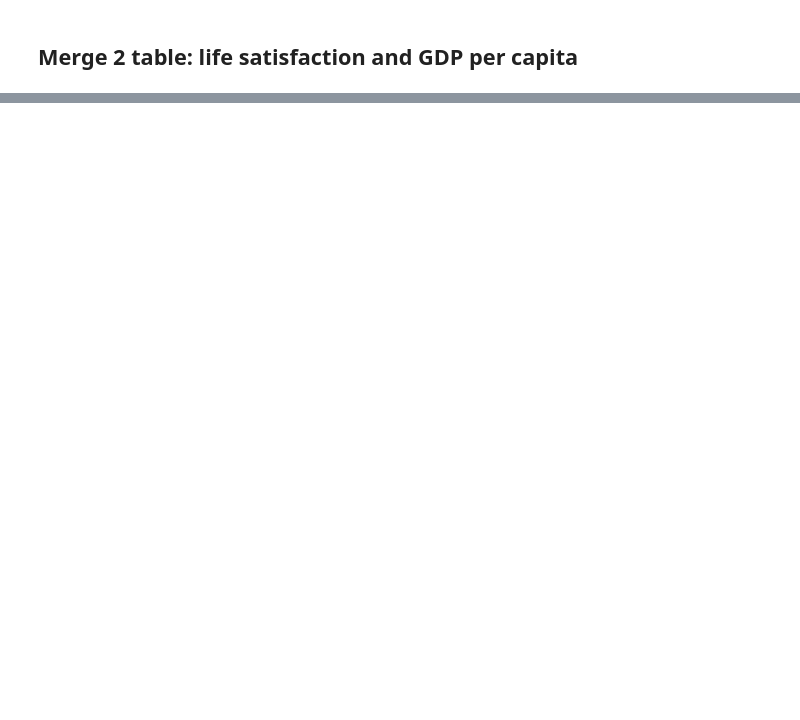
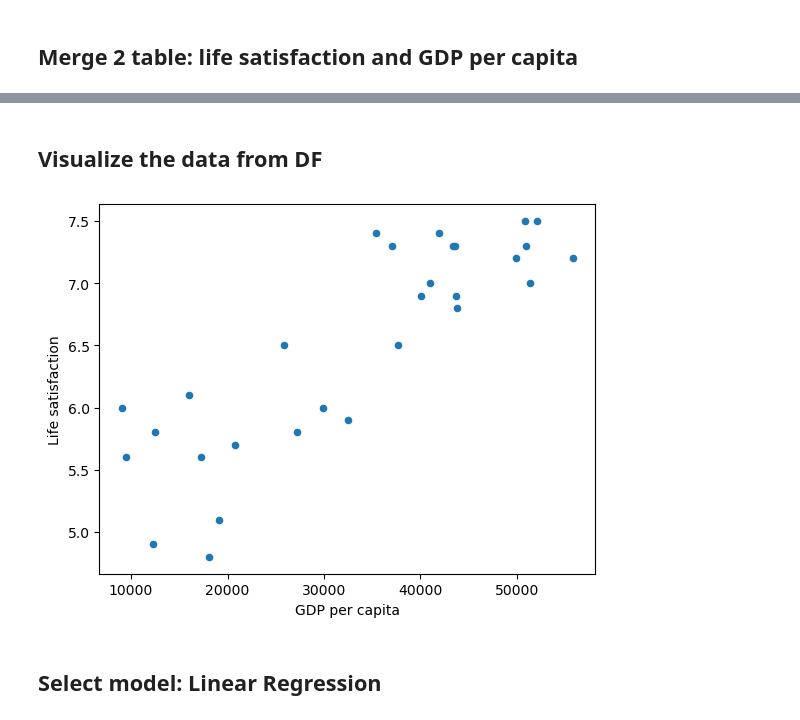
Before and after one commit to justramle/ML-Hand-On, a Jupyter notebook: gdpTraningMocel.ipynb, the cells around one changed output, grey strips where cells are left out. Saved outputs shown, nothing was run; the diff lists cells and outputs as text; code cells hidden in the pictures; blank space fills up the shorter version.

```diff
--- a/gdpTraningMocel.ipynb
+++ b/gdpTraningMocel.ipynb
@@ -113,0 +109,10 @@ KeyError: '[0, 1, 6, 8, 33, 34, 35] not found in axis'
+# %%
+
+# define row to remove
+remove_rows = [0,1,6,8,33,34,35]
+keep_rows = list(set(range(36)) - set(remove_rows))
+
+# filter the DF and keep only specific rows and cols
+full_country_matrix = full_country_matrix[["GDP per capita", "Life satisfaction"]].iloc[keep_rows]
+# full_country_matrix[["GDP per capita", "Life satisfaction"]]
+full_country_matrix
@@ -113,0 +138,10 @@ KeyError: '[0, 1, 6, 8, 33, 34, 35] not found in axis'
+# %% [markdown]
+## Visualize the data from DF
+# %%
+# plot data points from DF
+full_country_matrix.plot(kind='scatter', x='GDP per capita', y='Life satisfaction')
+plt.show()
+# %% [output]
+[figure, added]
+# %% [markdown]
+## Select model: Linear Regression
```
Also changed, not shown: parts of 13 cells of this notebook, 3 other files.
